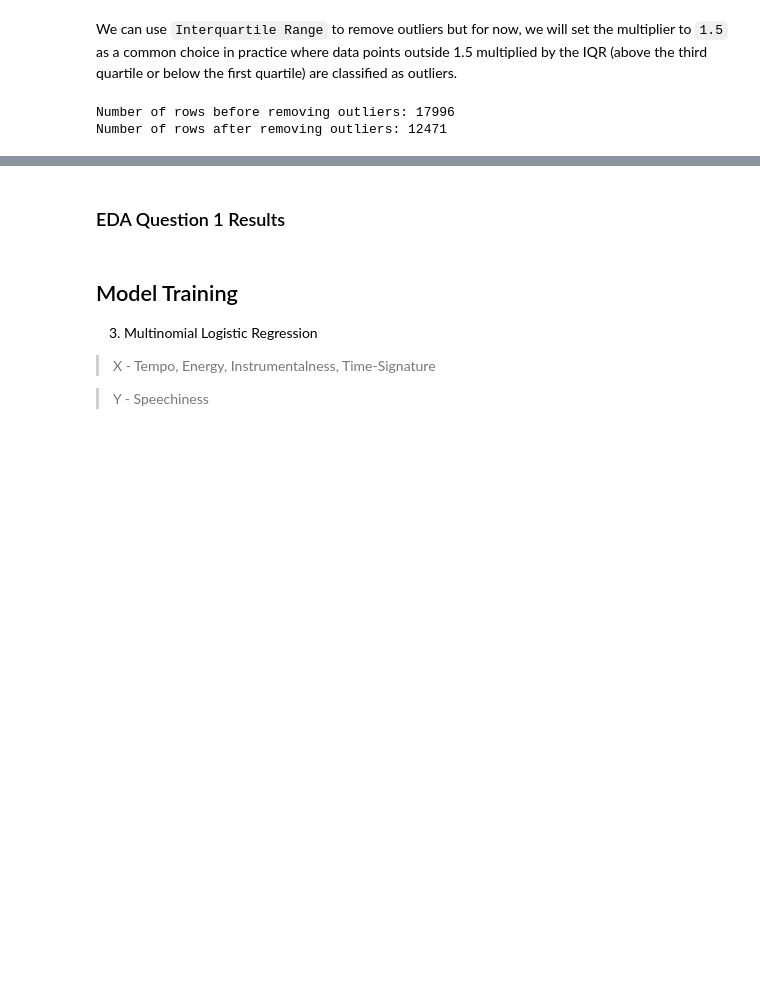
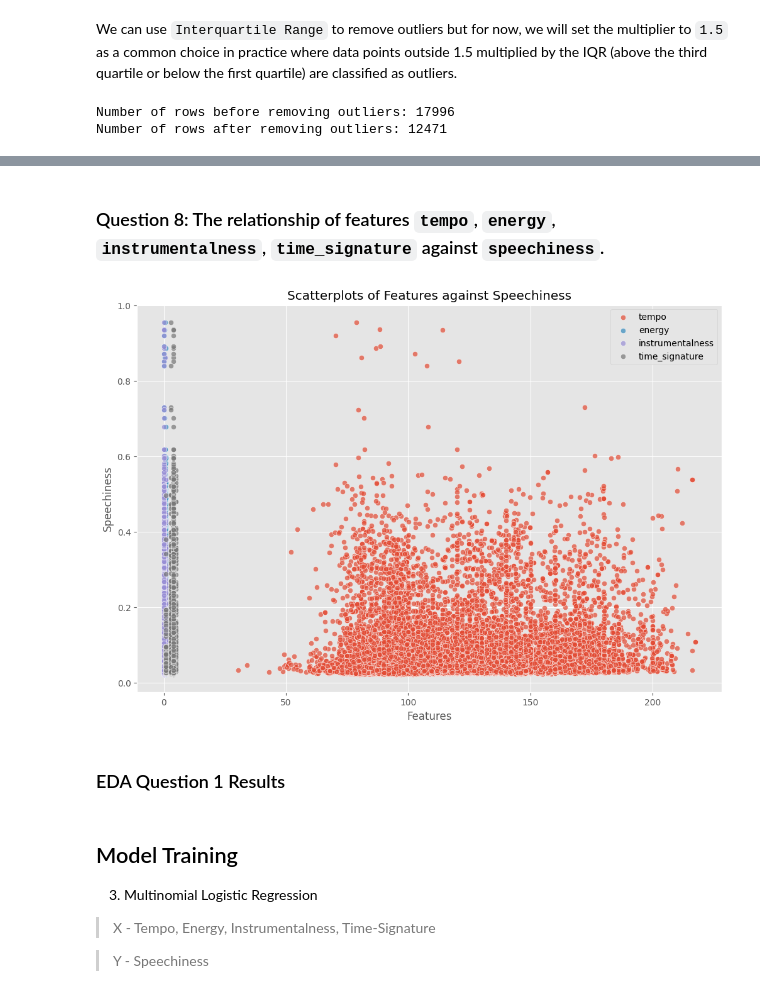
Before and after one commit to lowrainxx/STINTSY-MP, a Jupyter notebook: flexbomb_irah.ipynb, the cells around one changed output, grey strips where cells are left out. Drawn from its saved outputs; the diff is of its cells as text; code cells hidden in the pictures; blank space fills up the shorter version.

```diff
--- a/flexbomb_irah.ipynb
+++ b/flexbomb_irah.ipynb
@@ -401,3 +411,21 @@ Number of rows after removing outliers: 12471
+# %% [markdown]
+### Question 8: The relationship of features `tempo`, `energy`, `instrumentalness`, `time_signature` against `speechiness`.
+# %%
+selected_features = ['tempo', 'energy', 'instrumentalness', 'time_signature']
+target_variable = 'speechiness'
+
+# Create scatterplots
+plt.figure(figsize=(12, 8))
+for feature in selected_features:
+    sns.scatterplot(x=feature, y=target_variable, data=music_df, alpha=0.7, label=feature)
+
+plt.title('Scatterplots of Features against Speechiness')
+plt.xlabel('Features')
+plt.ylabel('Speechiness')
+plt.legend()
+plt.show()
+# %% [output]
+[figure, added]
 # %% [markdown]
 ### EDA Question 1 Results
 # %% [markdown]
```
Also changed, not shown: parts of 5 cells of this notebook.
